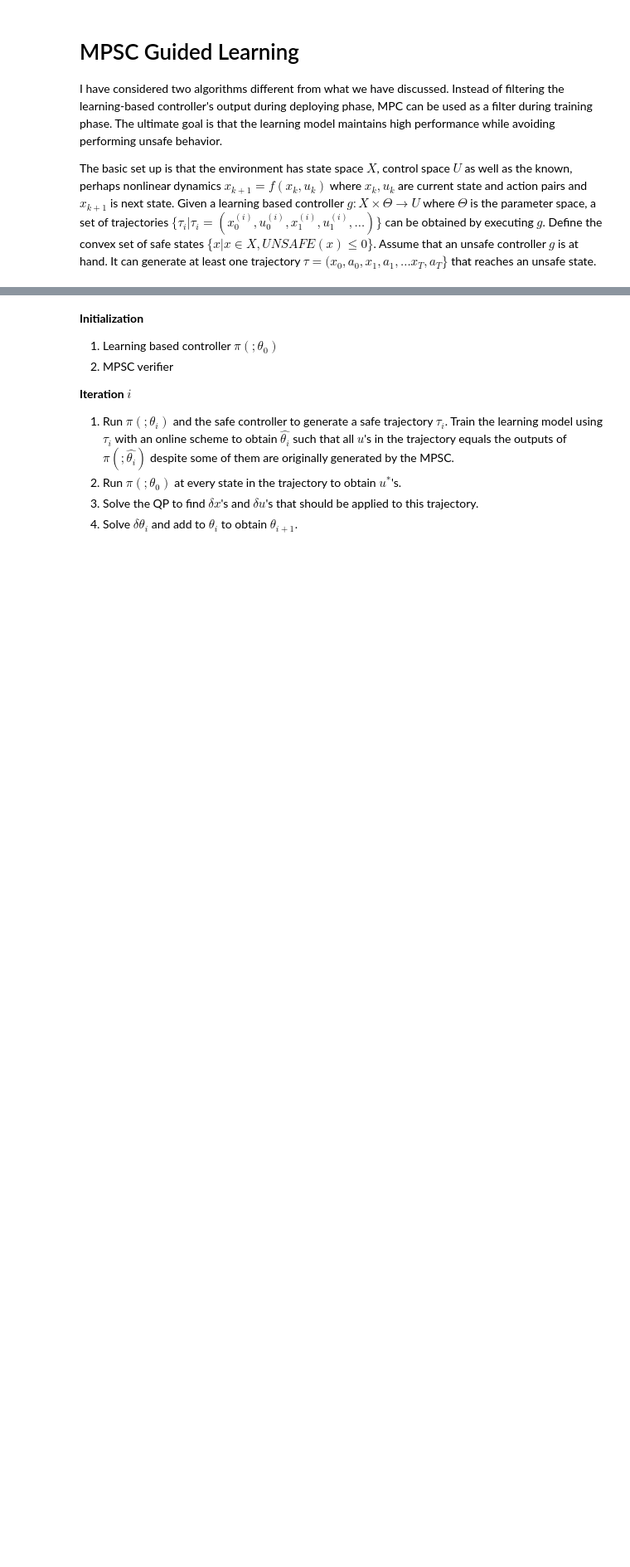
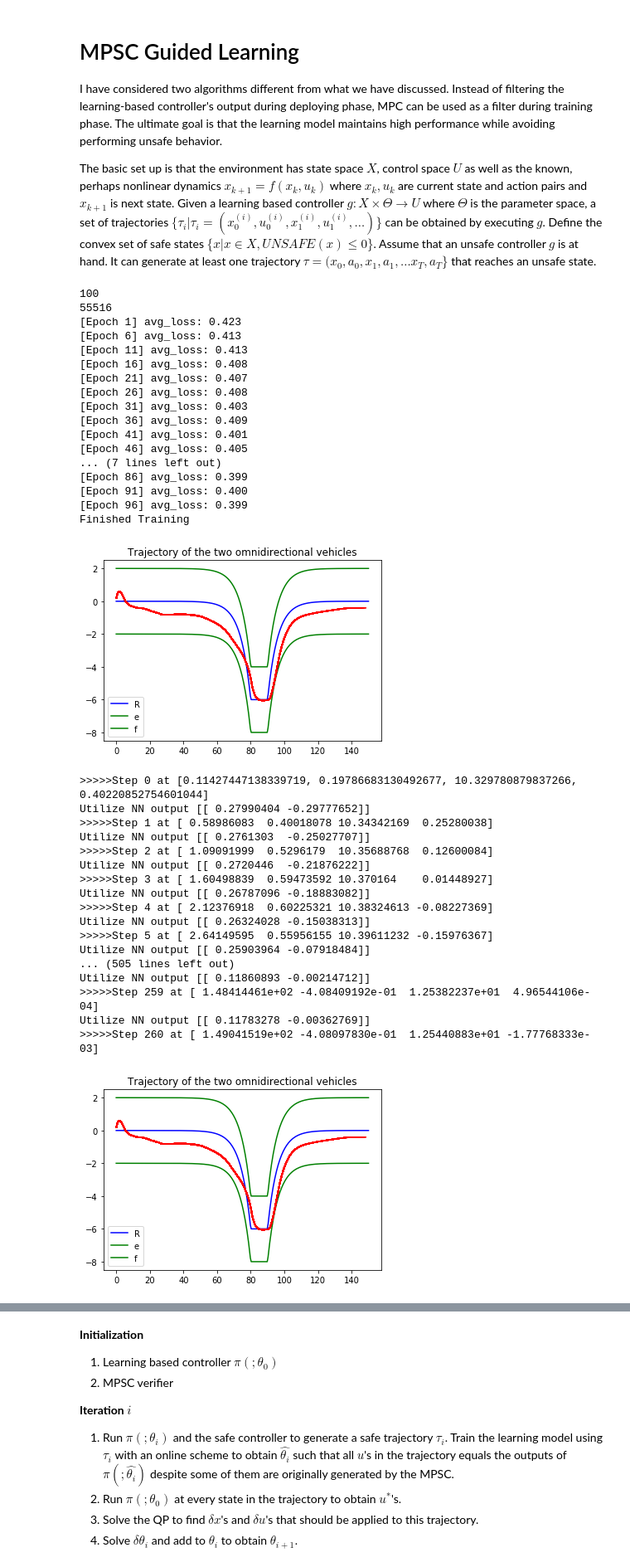
Before and after one commit to zwc662/MPSC_Guided_Imitation_Learning, a Jupyter notebook: ilqr/examples/car_3.ipynb, the cells around one changed output, grey strips where cells are left out. Shown at 83% size. Saved outputs shown, nothing was run; the diff lists cells and outputs as text; code cells hidden in the pictures; blank space fills up the shorter version.

```diff
--- a/ilqr/examples/car_3.ipynb
+++ b/ilqr/examples/car_3.ipynb
@@ -468,3 +472,81 @@ MPSC Guided Learning
 I have considered two algorithms different from what we have discussed. Instead of filtering the learning-based controller's output during deploying phase, MPC can be used as a filter during training phase. The ultimate goal is that the learning model maintains high performance while avoiding performing unsafe behavior.
 
 The basic set up is that the environment has state space $X$, control space $U$ as well as the known, perhaps nonlinear dynamics $x_{k+1} = f(x_k, u_k)$ where $x_k,u_k$ are current state and action pairs and $x_{k+1}$ is next state. Given a learning based controller $g:X\times \Theta\rightarrow U$ where $\Theta$ is the parameter space, a set of trajectories $\{\tau_i|\tau_i=(x^{(i)}_0, u^{(i)}_0, x^{(i)}_1, u^{(i)}_1, \ldots)\}$ can be obtained by executing $g$. Define the convex set of safe states $\{x|x\in X, UNSAFE(x)\leq 0\}$. Assume that an unsafe controller $g$ is at hand. It can generate at least one trajectory $\tau=(x_0, a_0, x_1, a_1, \ldots x_T, a_T\}$ that reaches an unsafe state.
+# %%
+def train_temp(agent, train_traj = None, paths = None):
+    n = 2
+
+    #agent = NeuralNetwork(input_size = (n + 1) * 4, model_name = 'mlp_H2', batch_size = 1, checkpoint = 'checkpoints/mlp_H2_995.pt')
+
+    X = []
+    Y = []
+
+    if train_traj is not None and train_traj is not []:
+        print(len(train_traj))
+        for i_traj in range(len(train_traj)):
+            for i_xy in range(len(train_traj[i_traj])):
+                X.append([x for x in train_traj[i_traj][i_xy][0]])
+                Y.append([y for y in train_traj[i_traj][i_xy][1]])
+    if train_traj is not None or paths is not None:
+        agent_.data_process(X = X, Y = Y, paths = paths)
+
+    agent_.train(num_epoch = 100)
+    #for i in range(len(X)):
+    #    print(agent_.run([X[i]]), Y[i])
+
+    agent_temp_traj = agent_run(agent_, x0s)
+    draw_agent_traj(agent_temp_traj)
+
+    # Random initial action path.
+    us_init = np.zeros((n - 1, dynamics.action_size))
+
+    J_hist = []
+    q1 = [100.0, 10.0]
+    q2 = [100.0, 10.0]
+
+    traj_, nn_traj_, mpc_traj_, train_traj_ = MPSC(agent_, x0s)
+    draw_agent_traj(traj_)
+    draw_str(nn_traj_, mpc_traj_)
+    return train_traj_
+
+n = 2
+agent_ = NeuralNetwork(input_size = (n + 1) * 4, model_name = 'mlp_temp_H2', batch_size = 500, checkpoint = 'checkpoints/mlp_H2_95.pt')
+paths = ['expert_traj/expert_pts_10058_H10.p', 'expert_traj/expert_pts_17358_H10.p']
+train_traj_ = train_temp(agent_, 100 * train_traj, paths)
+# %% [output]
+100
+55516
+[Epoch 1] avg_loss: 0.423
+[Epoch 6] avg_loss: 0.413
+[Epoch 11] avg_loss: 0.413
+[Epoch 16] avg_loss: 0.408
+[Epoch 21] avg_loss: 0.407
+[Epoch 26] avg_loss: 0.408
+[Epoch 31] avg_loss: 0.403
+[Epoch 36] avg_loss: 0.409
+[Epoch 41] avg_loss: 0.401
+[Epoch 46] avg_loss: 0.405
+... (7 lines left out)
+[Epoch 86] avg_loss: 0.399
+[Epoch 91] avg_loss: 0.400
+[Epoch 96] avg_loss: 0.399
+Finished Training
+[figure, added]
+>>>>>Step 0 at [0.11427447138339719, 0.19786683130492677, 10.329780879837266, 0.40220852754601044]
+Utilize NN output [[ 0.27990404 -0.29777652]]
+>>>>>Step 1 at [ 0.58986083  0.40018078 10.34342169  0.25280038]
+Utilize NN output [[ 0.2761303  -0.25027707]]
+>>>>>Step 2 at [ 1.09091999  0.5296179  10.35688768  0.12600084]
+Utilize NN output [[ 0.2720446  -0.21876222]]
+>>>>>Step 3 at [ 1.60498839  0.59473592 10.370164    0.01448927]
+Utilize NN output [[ 0.26787096 -0.18883082]]
+>>>>>Step 4 at [ 2.12376918  0.60225321 10.38324613 -0.08227369]
+Utilize NN output [[ 0.26324028 -0.15038313]]
+>>>>>Step 5 at [ 2.64149595  0.55956155 10.39611232 -0.15976367]
+Utilize NN output [[ 0.25903964 -0.07918484]]
+... (505 lines left out)
+Utilize NN output [[ 0.11860893 -0.00214712]]
+>>>>>Step 259 at [ 1.48414461e+02 -4.08409192e-01  1.25382237e+01  4.96544106e-04]
+Utilize NN output [[ 0.11783278 -0.00362769]]
+>>>>>Step 260 at [ 1.49041519e+02 -4.08097830e-01  1.25440883e+01 -1.77768333e-03]
+[figure, added]
```
Also changed, not shown: parts of 17 cells of this notebook, 33 other files.
